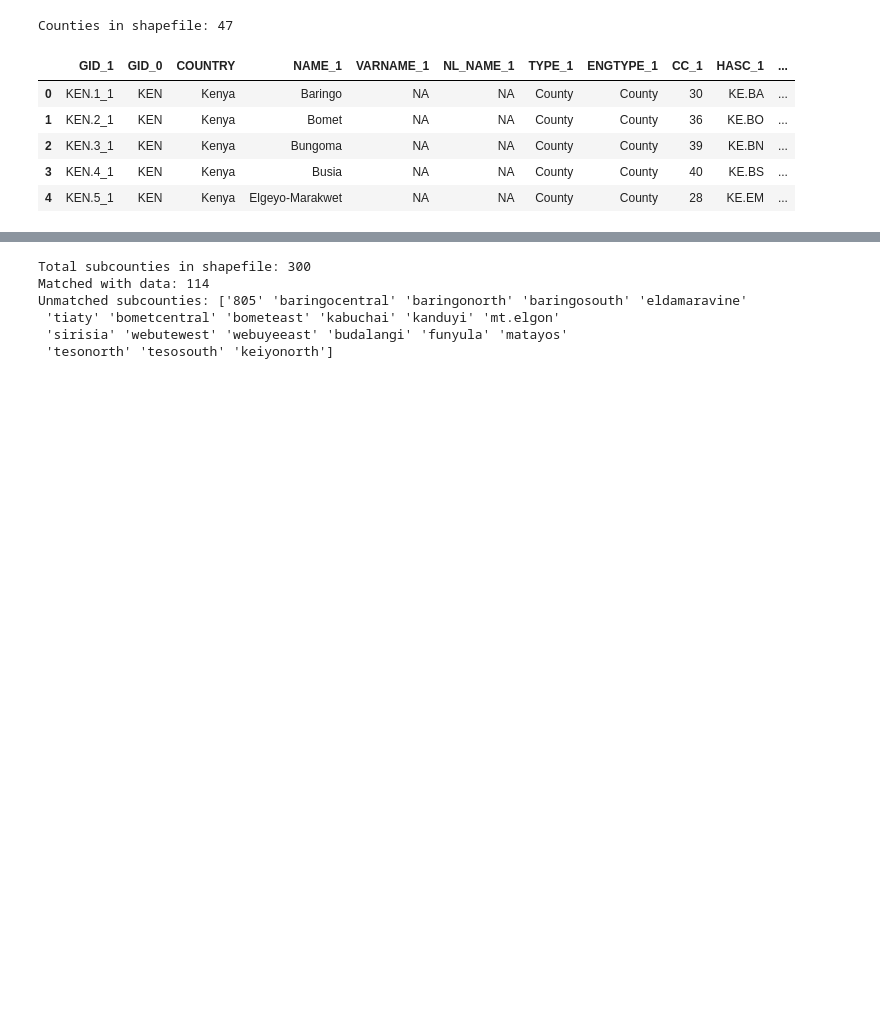
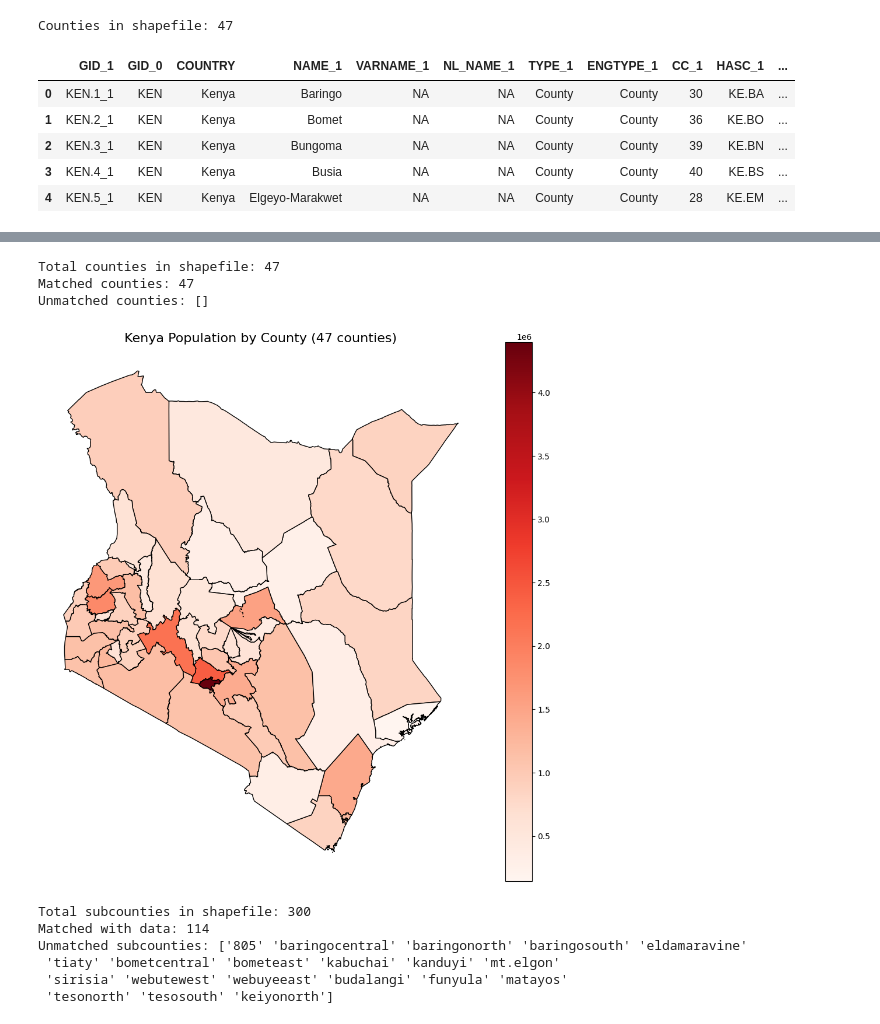
Before and after one commit to ChiriKamau/soma, a Jupyter notebook: notebooks/soma.ipynb, the cells around one changed output, grey strips where cells are left out. Drawn from its saved outputs; the diff is of its cells as text; code cells hidden in the pictures; blank space fills up the shorter version.

```diff
--- a/notebooks/soma.ipynb
+++ b/notebooks/soma.ipynb
@@ -217,3 +428,31 @@ Index: []
+# %%
+
+# Make sure Total is numeric (fixes wrong legend sorting)
+gdf_merged["Total"] = pd.to_numeric(gdf_merged["Total"], errors="coerce")
+
+print("Total counties in shapefile:", gdf.shape[0])
+print("Matched counties:", gdf_merged["Total"].notna().sum())
+print("Unmatched counties:", gdf_merged.loc[gdf_merged["Total"].isna(), "NAME_1"].tolist())
+# %% [output]
+Total counties in shapefile: 47
+Matched counties: 47
+Unmatched counties: []
+# %%
+fig, ax = plt.subplots(figsize=(12, 12))
+gdf_merged.plot(
+    column="Total",
+    cmap="Reds",   # lowest = light red/white, highest = dark red
+    legend=True,
+    ax=ax,
+    edgecolor="black",
+    missing_kwds={"color": "lightgrey", "label": "No data"}
+)
+
+ax.set_title("Kenya Population by County (47 counties)", fontsize=16)
+ax.axis("off")
+plt.show()
+# %% [output]
+[figure, added]
 # %%
 
 pop_sub = df_clean[df_clean["Age"] == "Total"].copy()
```
Also changed, not shown: parts of 5 cells of this notebook.
